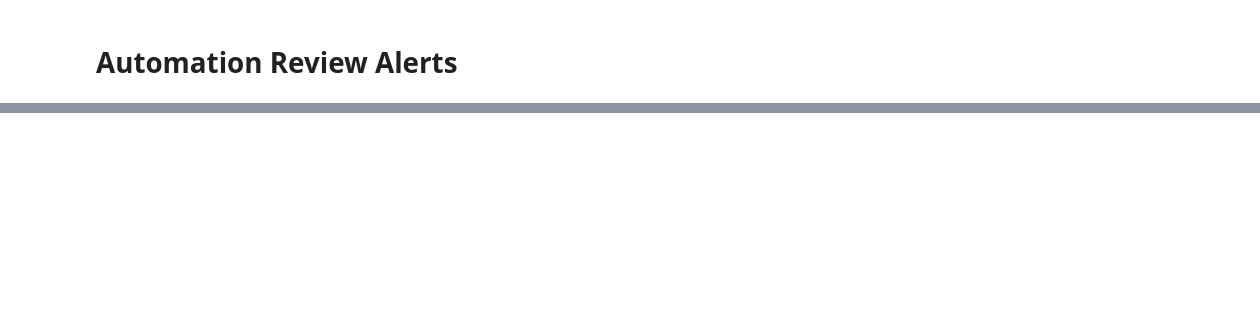
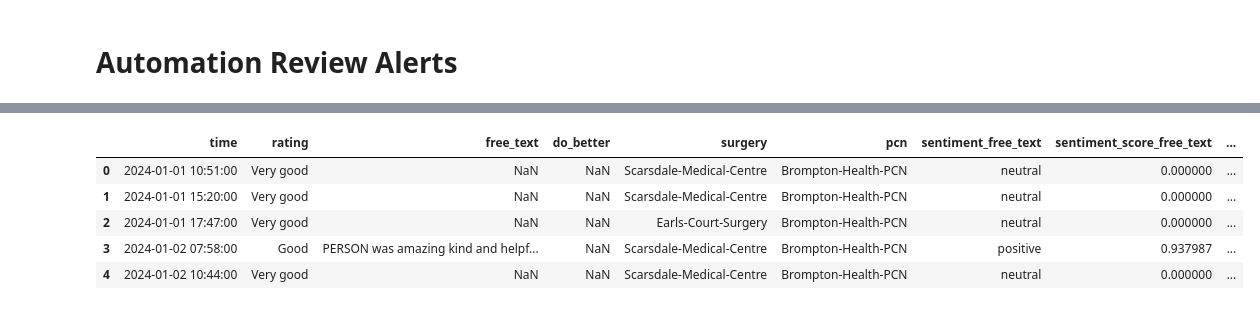
Before and after one commit to janduplessis883/ai-medreview, a Jupyter notebook: notebooks/Automation Review Alerts.ipynb, the cells around one changed output, grey strips where cells are left out. Saved outputs shown, nothing was run; the diff lists cells and outputs as text; code cells hidden in the pictures; blank space fills up the shorter version.

```diff
--- a/notebooks/Automation Review Alerts.ipynb
+++ b/notebooks/Automation Review Alerts.ipynb
@@ -47,0 +242,10 @@ data.head(20)
+# %%
+df = pd.read_csv(CSV_FILE_PATH)
+df.head()
+# %% [output]
+|  | time | rating | free_text | do_better | surgery | pcn | sentiment_free_text | sentiment_score_free_text | ... |
+| 0 | 2024-01-01 10:51:00 | Very good | NaN | NaN | Scarsdale-Medical-Centre | Brompton-Health-PCN | neutral | 0.000000 | ... |
+| 1 | 2024-01-01 15:20:00 | Very good | NaN | NaN | Scarsdale-Medical-Centre | Brompton-Health-PCN | neutral | 0.000000 | ... |
+| 2 | 2024-01-01 17:47:00 | Very good | NaN | NaN | Earls-Court-Surgery | Brompton-Health-PCN | neutral | 0.000000 | ... |
+| 3 | 2024-01-02 07:58:00 | Good | PERSON was amazing kind and helpf... | NaN | Scarsdale-Medical-Centre | Brompton-Health-PCN | positive | 0.937987 | ... |
+| 4 | 2024-01-02 10:44:00 | Very good | NaN | NaN | Scarsdale-Medical-Centre | Brompton-Health-PCN | neutral | 0.000000 | ... |
```
Also changed, not shown: parts of 9 cells of this notebook, 6 other files.
